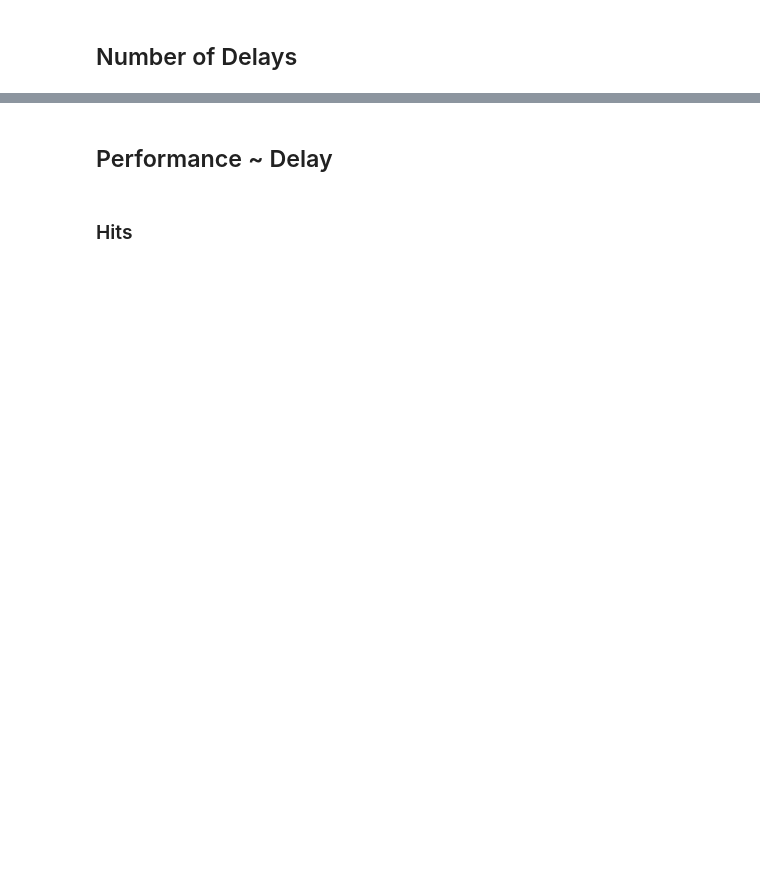
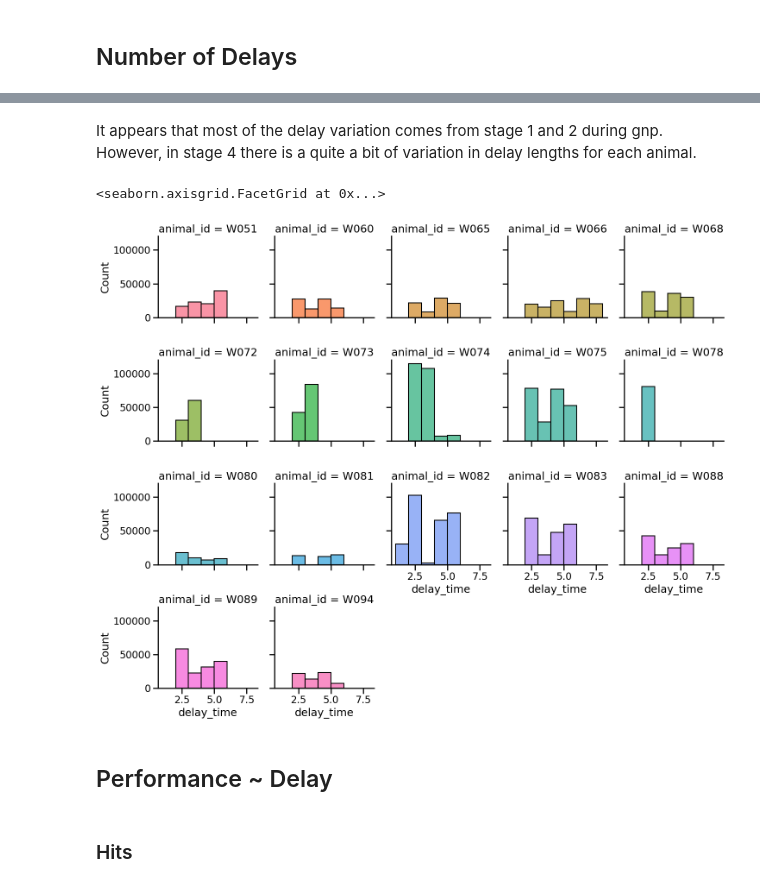
Before and after one commit to jess-breda/violations-multinomial, a Jupyter notebook: notebooks/EDA_01_describe_perf.ipynb, the cells around one changed output, grey strips where cells are left out. Drawn from its saved outputs; the diff is of its cells as text; code cells hidden in the pictures; blank space fills up the shorter version.

```diff
--- a/notebooks/EDA_01_describe_perf.ipynb
+++ b/notebooks/EDA_01_describe_perf.ipynb
@@ -443,3 +461,16 @@ g = sns.catplot(
+# %% [markdown]
+It appears that most of the delay variation comes from stage 1 and 2 during gnp. However, in stage 4 there is a quite a bit of variation in delay lengths for each animal.
+# %%
+g = sns.FacetGrid(
+    data=trained_df,
+    col="animal_id",
+    hue="animal_id",
+    col_wrap=5,
+)
+g.map(sns.histplot, "delay_time", binwidth=1)
+# %% [output]
+<seaborn.axisgrid.FacetGrid at 0x...>
+[figure, added]
 # %% [markdown]
 ## Performance ~ Delay
 # %% [markdown]
```
Also changed, not shown: parts of 18 cells of this notebook, 2 other files.
